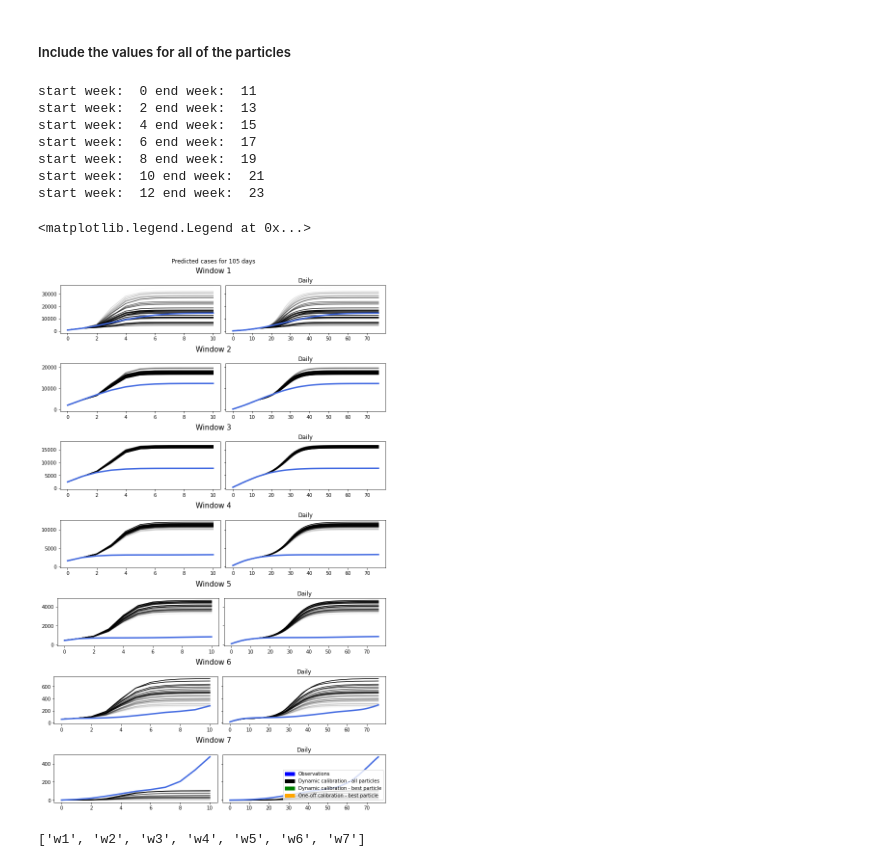
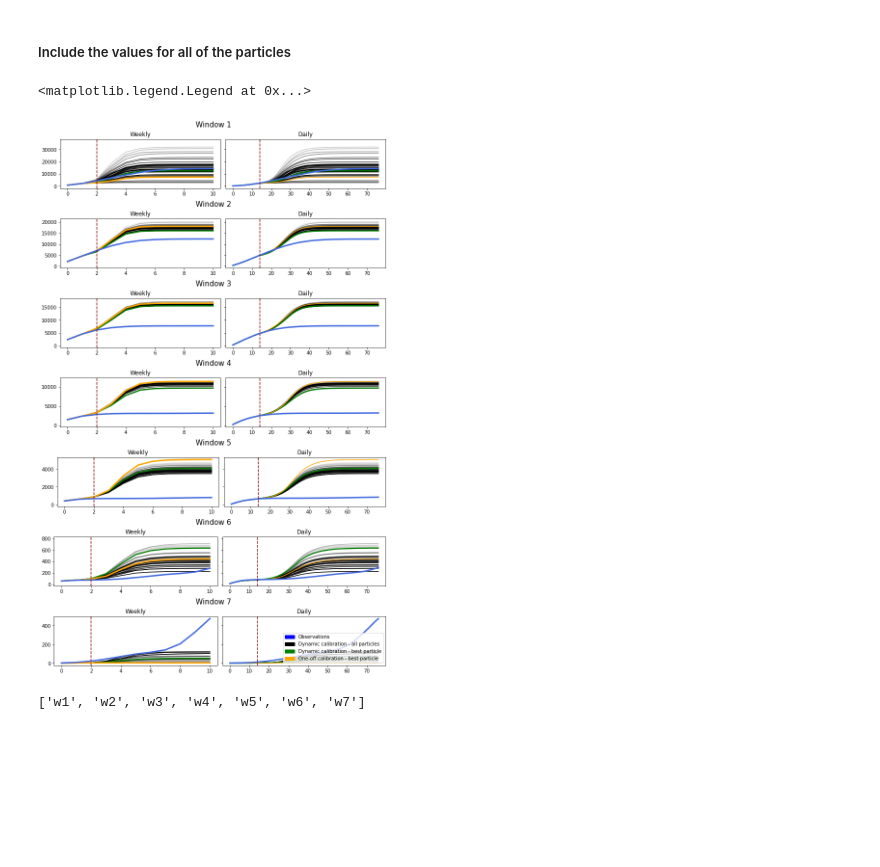
Before and after one commit to Urban-Analytics/RAMP-UA, a Jupyter notebook: experiments/calibration/AnalyseResults-DynamicCalibration_5pops,100particles.ipynb, the cells around one changed output. Saved outputs shown, nothing was run; the diff lists cells and outputs as text; code cells hidden in the pictures; blank space fills up the shorter version.

```diff
--- a/experiments/calibration/AnalyseResults-DynamicCalibration_5pops,100particles.ipynb
+++ b/experiments/calibration/AnalyseResults-DynamicCalibration_5pops,100particles.ipynb
@@ -50,18 +50,18 @@ for window in range(1,windows+1):
 #### Read in observations data
 # %%
 # Read in daily devon case data (interpolated from weekly)
-cases_devon_daily = pd.read_csv("observation_data/daily_cases_devon.csv")
+cases_devon_daily_raw_values = pd.read_csv("observation_data/daily_cases_devon.csv")
 # Add column with cumulative sums rather than cases per day
-cases_devon_daily['CumulativeCases'] = cases_devon_daily['OriginalCases'].cumsum()
+cases_devon_daily_raw_values['CumulativeCases'] = cases_devon_daily_raw_values['OriginalCases'].cumsum()
 # Keep just cumulative cases
-cases_devon_daily = cases_devon_daily['CumulativeCases'].values
+cases_devon_daily = cases_devon_daily_raw_values['CumulativeCases'].values
 
 ## Get dataframe with totals for whole of Devon
-cases_devon_weekly = pd.read_csv("observation_data/weekly_cases_devon.csv")
+cases_devon_weekly_raw_values = pd.read_csv("observation_data/weekly_cases_devon.csv")
 # Add column with cumulative sums rather than cases per week
-cases_devon_weekly['CumulativeCases'] = cases_devon_weekly['OriginalCases'].cumsum()
+cases_devon_weekly_raw_values['CumulativeCases'] = cases_devon_weekly_raw_values['OriginalCases'].cumsum()
 # Keep just cumulative cases
-cases_devon_weekly = cases_devon_weekly['CumulativeCases'].values
+cases_devon_weekly = cases_devon_weekly_raw_values['CumulativeCases'].values
 
 # Convert this interpolated data used in seeding back to weekly
 # List the index matching the end day of each week (e.g. 7, 14, 21 etc (minus 1 for indexing starting at 0)
@@ -798,7 +649,7 @@ windows= list(window_lengths_dict.keys())[:-1]
 
 # create 3x1 subplots
 fig, axs = plt.subplots(nrows=len(windows_dict)-1, ncols=1, constrained_layout=True, figsize = (10,16))
-fig.suptitle('Predicted cases for 105 days')
+#fig.suptitle('Predicted cases for 105 days')
 
 # clear subplots
 for ax in axs:
@@ -820,8 +671,8 @@ for row, subfig in enumerate(subfigs):
     this_windows_dict = windows_dict[windows[windows_i]]
 
     # Get the data from the one-off calibration for this window
-    #oneoff_calib_best_params_modelled_weekly = oneoff_calib_best_params_modelled_weekly_dict["{}days".format(run_length)]
-    #oneoff_calib_best_params_modelled_daily = oneoff_calib_best_params_modelled_daily_dict["{}days".format(run_length)]
+    oneoff_calib_best_params_modelled_weekly = oneoff_calib_best_params_modelled_weekly_dict["{}days".format(run_length)]
+    oneoff_calib_best_params_modelled_daily = oneoff_calib_best_params_modelled_daily_dict["{}days".format(run_length)]
 
     # Add 2 plots, one for daily, one for weekly
     for col, ax in enumerate(axs):
@@ -839,60 +690,54 @@ for row, subfig in enumerate(subfigs):
                 ax.plot(x, this_windows_dict['sim'][i],
                 color="black", alpha=1 - distance_norm[i]) # (1-x because high distance is bad)
             # Plot model predictions from best performing particle
-            #dynamic_calib_best_params_modelled_weekly = dynamic_calib_best_params_modelled_weekly_dict[windows[windows_i]]
-            #ax.plot(range(len(dynamic_calib_best_params_modelled_weekly)), dynamic_calib_best_params_modelled_weekly, label="BestParams - {}".format(window), color='green',
-            #      linestyle='solid', linewidth =2.5)
+            dynamic_calib_best_params_modelled_weekly = dynamic_calib_best_params_modelled_weekly_dict[windows[windows_i]]
+            ax.plot(range(len(dynamic_calib_best_params_modelled_weekly)), dynamic_calib_best_params_modelled_weekly, label="BestParams - {}".format(window), color='green',
+                 linestyle='solid', linewidth =2.5)
             ### One-off calibration
             # plot model predictions
-#             ax.plot(x, oneoff_calib_best_params_modelled_weekly, label="sim", color="orange", linewidth = 3)
+            ax.plot(x, oneoff_calib_best_params_modelled_weekly, label="sim", color="orange", linewidth = 3)
             # Plot observations
             start_week = int((run_length/7)) -2
             end_week = int((ITERATIONS/7))+ start_week
-            print("start week: ", start_week, "end week: ", end_week)
             ax.plot(x, cases_devon_weekly_raw_values['OriginalCases'][start_week:end_week].cumsum().values, label="Observations", linewidth=3, color="royalblue")
 #             #ax.plot(x, cases_devon_daily_summed_weekly[0:int((105/7))], label="Observations", linewidth=3, color="blue")
 #             #ax.plot(x, cases_devon_daily_summed_weekly[0:int((105/7))], label="Observations", linewidth=3, color="blue")
-#             #ax.set_title('Weekly')
+            ax.set_title('Weekly')
+            ax.axvline(x=2, color = 'darkred', linestyle = 'dashed')
 #         # PLot daily data
         elif col ==1:
             x = range(len(OpenCLRunner.get_cumulative_daily_infections(this_windows_dict['summaries'][1])))
             ### Dynamic calibration
             # Plot model predictions for each particle in final population
             for i in range(len(this_windows_dict['summaries'])):
                 ax.plot(x, OpenCLRunner.get_cumulative_daily_infections(this_windows_dict['summaries'][i]),
                 color="black", alpha=1 - distance_norm[i]) # (1-x because high distance is bad)
             # Plot model predictions from best performing particle
-            #dynamic_calib_best_params_modelled_daily = dynamic_calib_best_params_modelled_daily_dict[windows[windows_i]]
-            #ax.plot(range(len(dynamic_calib_best_params_modelled_daily)), dynamic_calib_best_params_modelled_daily, label="BestParams - {}".format(window), color='green',
-            #      linestyle='solid', linewidth =2.5)
+            dynamic_calib_best_params_modelled_daily = dynamic_calib_best_params_modelled_daily_dict[windows[windows_i]]
+            ax.plot(range(len(dynamic_calib_best_params_modelled_daily)), dynamic_calib_best_params_modelled_daily, label="BestParams - {}".format(window), color='green',
+                  linestyle='solid', linewidth =2.5)
             ### One-off calibration
 #             # plot model predictions
-#             ax.plot(x, oneoff_calib_best_params_modelled_daily, label="sim", color="orange")
+            ax.plot(x, oneoff_calib_best_params_modelled_daily, label="sim", color="orange")
             # Plot observations
             start_day = run_length -14
             end_day = ITERATIONS  + start_day
             ax.plot(x, cases_devon_daily_raw_values['OriginalCases'][start_day:end_day].cumsum().values, label="Observations", linewidth = 3, color="royalblue")
             ax.set_title('Daily')
+            ax.axvline(x=14, color = 'darkred', linestyle = 'dashed')
 
     # move on to next window
     windows_i = windows_i+1
 
 # Create patches for legend
 black_patch = mpatches.Patch(color='black', label='Dynamic calibration - all particles')
 blue_patch = mpatches.Patch(color='blue', label='Observations')
 orange_patch = mpatches.Patch(color='orange', label='One-off calibration - best particle')
 green_patch = mpatches.Patch(color='green', label='Dynamic calibration - best particle')
 plt.legend(handles=[blue_patch, black_patch, green_patch,  orange_patch], loc="lower right", fontsize= 10)#, bbox_to_anchor=(2.2, 8.6))
 # %% [output]
-start week:  0 end week:  11
-start week:  2 end week:  13
-start week:  4 end week:  15
-start week:  6 end week:  17
-start week:  8 end week:  19
-start week:  10 end week:  21
-start week:  12 end week:  23
+<matplotlib.legend.Legend at 0x...>
-<matplotlib.legend.Legend at 0x...>
-[figure, old version]
+[figure, new version]
 # %%
 fig,ax= plt.subplots()
 
```
Also changed, not shown: parts of 8 cells of this notebook, 2 other files.
